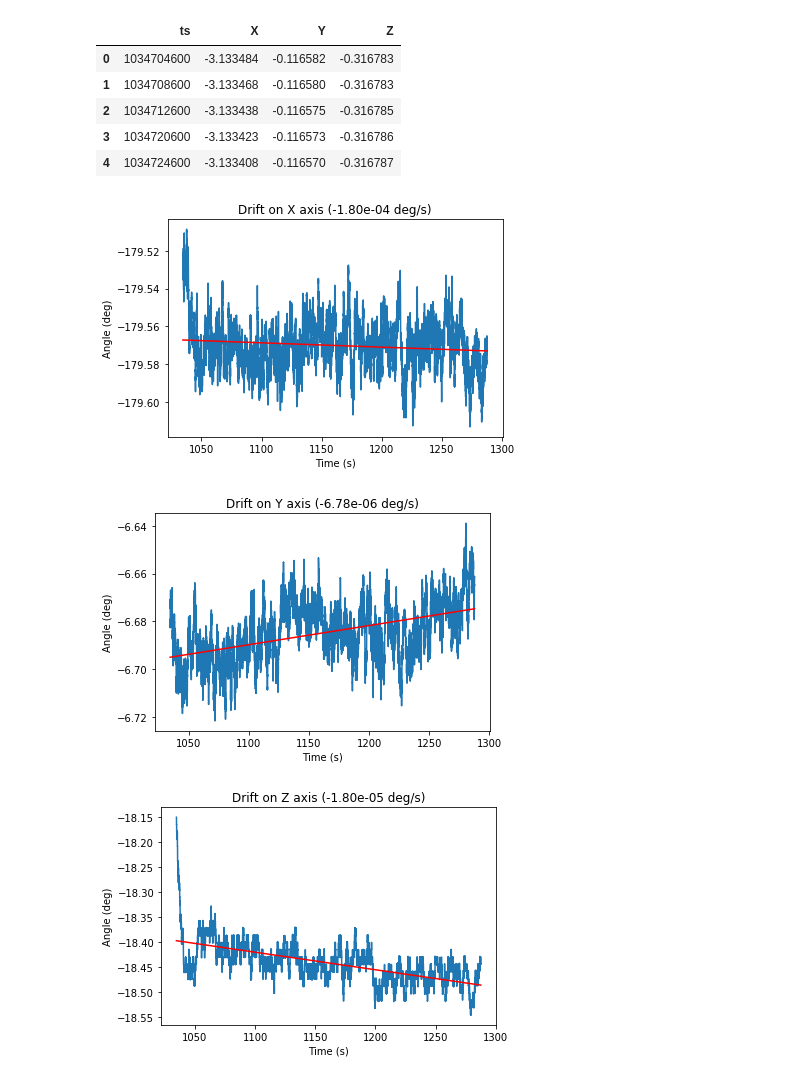
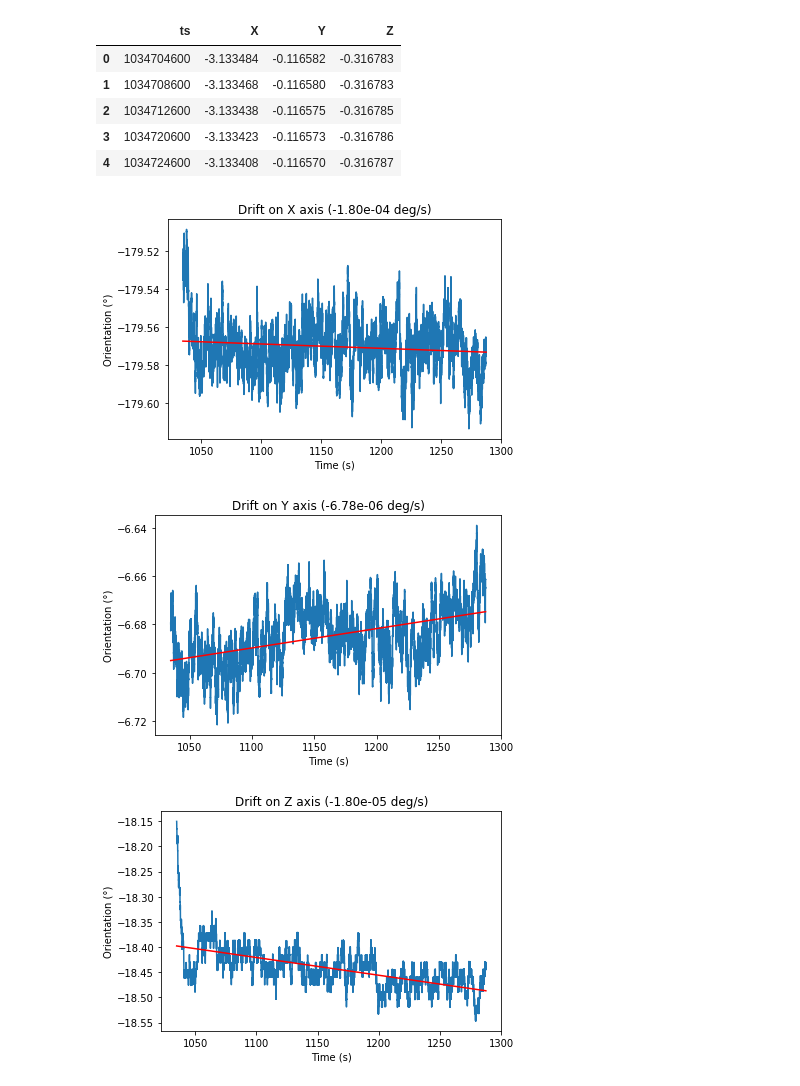
Before and after one commit to cvra/robot-software, a Jupyter notebook: doc/report/experiments/Madgwick drift.ipynb, the cells around one changed output. Cells and saved outputs as stored; diff of their text form; code cells hidden in the pictures.

```diff
--- a/doc/report/experiments/Madgwick drift.ipynb
+++ b/doc/report/experiments/Madgwick drift.ipynb
@@ -20,16 +20,18 @@ df.head()
 # %%
 for axis in 'XYZ':
     coeff = np.polyfit(df['ts'], df[axis], 1)
     drift = np.degrees(coeff[1]/1e6)
     plt.figure()
+    plt.ylabel('Orientation (°)')
+    plt.xlabel('Time (s)')
     plt.plot(df['ts']*1e-6, np.degrees(df[axis]))
     plt.plot(df['ts']*1e-6, np.degrees(np.polyval(coeff, df['ts'])), 'r')
-    plt.ylabel('Angle (deg)')
-    plt.xlabel('Time (s)')
     plt.title('Drift on {} axis ({:.2e} deg/s)'.format(axis, drift))
+    plt.tight_layout()
+
     plt.gcf().savefig('madgwick_drift_{}.pdf'.format(axis))
     plt.show()
 # %% [output]
-[figure, old version]
+[figure, new version]
-[figure, old version]
+[figure, new version]
-[figure, old version]
+[figure, new version]
```
